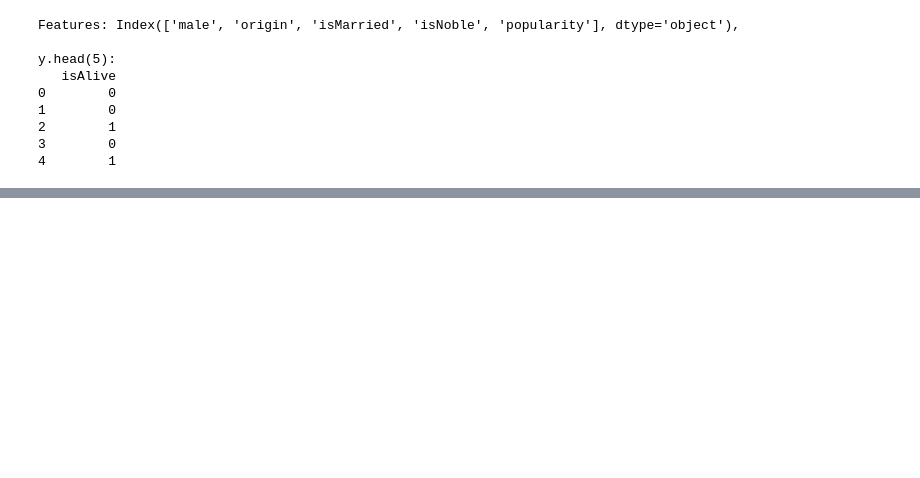
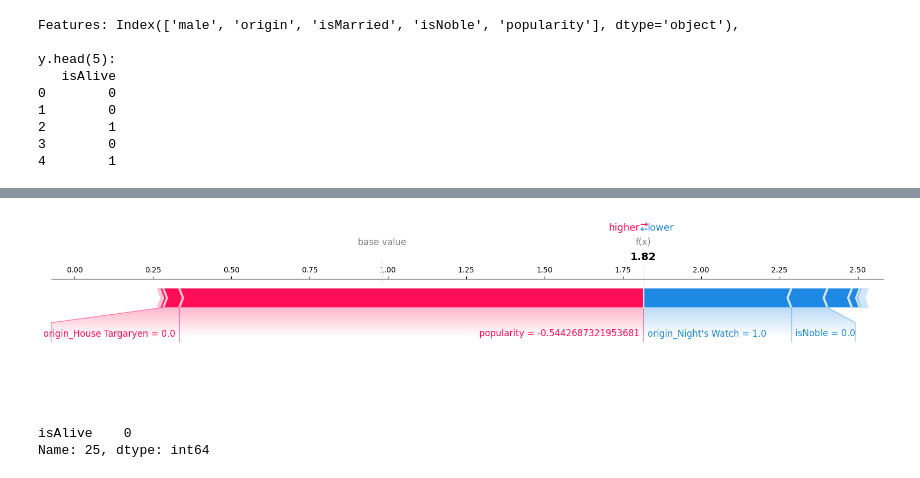
Before and after one commit to franziskasteger/game-of-thrones-survival, a Jupyter notebook: notebooks/Carmen_SHAP_model_interpretability.ipynb, the cells around one changed output, grey strips where cells are left out. Cells and saved outputs as stored; diff of their text form; code cells hidden in the pictures; blank space fills up the shorter version.

```diff
--- a/notebooks/Carmen_SHAP_model_interpretability.ipynb
+++ b/notebooks/Carmen_SHAP_model_interpretability.ipynb
@@ -56,0 +151,9 @@ y.head(5):
+# %%
+shap.plots.force(explainer.expected_value, shap_values_array[12,:], test.iloc[12, :], matplotlib = True)
+# %% [output]
+[figure, added]
+# %%
+y.iloc[25, :]
+# %% [output]
+isAlive    0
+Name: 25, dtype: int64
```
Also changed, not shown: parts of 29 cells of this notebook.
